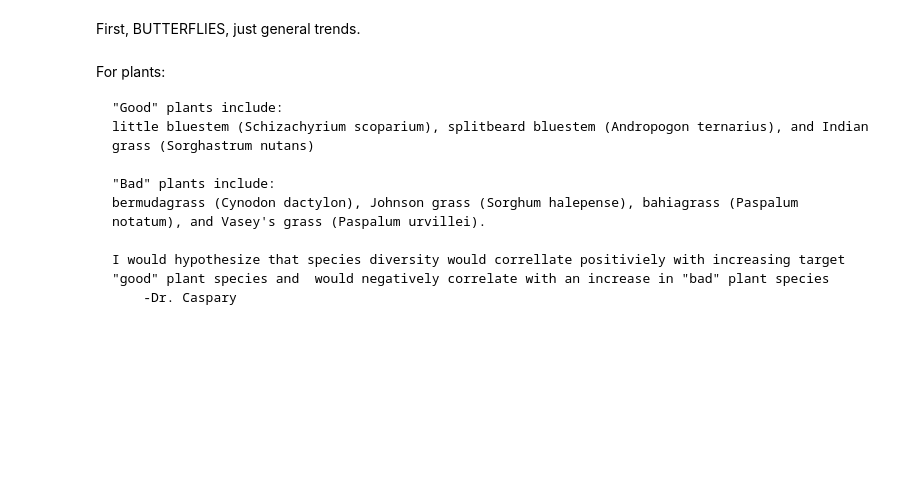
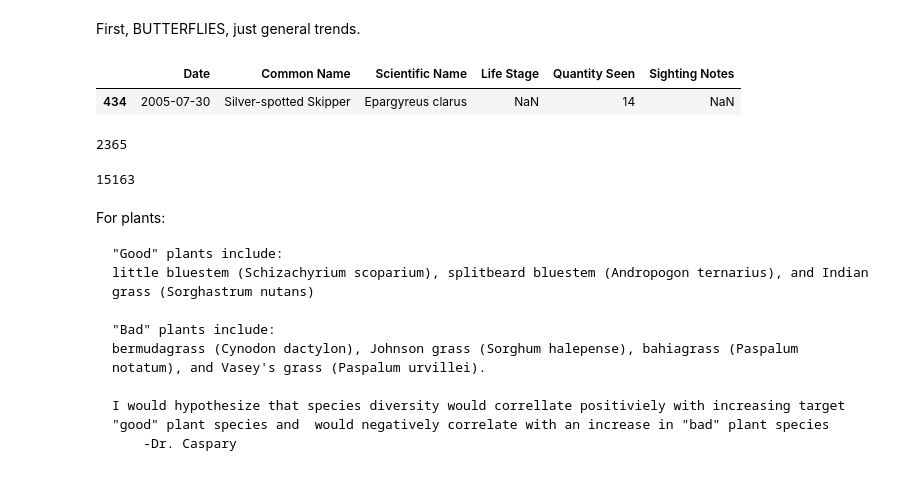
Before and after one commit to Pryzzm/PanoRestoration, a Jupyter notebook: MainAnalysis.ipynb, the cells around one changed output. Saved outputs shown, nothing was run; the diff lists cells and outputs as text; code cells hidden in the pictures; blank space fills up the shorter version.

```diff
--- a/MainAnalysis.ipynb
+++ b/MainAnalysis.ipynb
@@ -118,3 +118,16 @@ butterflyCurrent = butterfly[butterfly["Date"] > "1-1-1980"]
 butterFigCurrent= px.line(butterflyCurrent, x="Date", y="Quantity Seen", color="Scientific Name")
 butterFigCurrent.write_html("butterFigCurrent.html")
 butterFigCurrent.show()
+# %%
+butterflyCurrent.head(1)
+# %% [output]
+|  | Date | Common Name | Scientific Name | Life Stage | Quantity Seen | Sighting Notes |
+| 434 | 2005-07-30 | Silver-spotted Skipper | Epargyreus clarus | NaN | 14 | NaN |
+# %%
+butterfly78['Quantity Seen'].sum()
+# %% [output]
+2365
+# %%
+butterflyCurrent['Quantity Seen'].sum()
+# %% [output]
+15163
```
Also changed, not shown: parts of 9 cells of this notebook, 19 other files.
